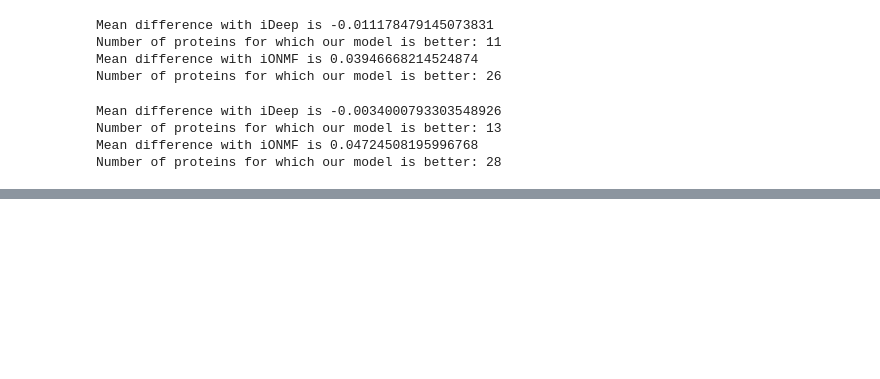
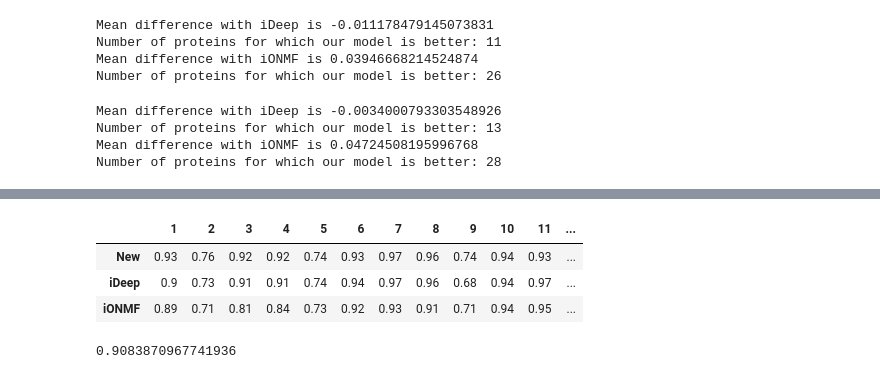
Before and after one commit to AnzeLovse/mcBind, a Jupyter notebook: Results.ipynb, the cells around one changed output, grey strips where cells are left out. Saved outputs shown, nothing was run; the diff lists cells and outputs as text; code cells hidden in the pictures; blank space fills up the shorter version.

```diff
--- a/Results.ipynb
+++ b/Results.ipynb
@@ -125,0 +529,40 @@ Number of proteins for which our model is better: 28
+# %%
+import pandas as pd
+import numpy as np
+
+def highlight_max(s):
+    '''
+    Marks the series in bold.
+    '''
+    is_max = s == s.max()
+    return ['font-weight:bold' if v else '' for v in is_max]
+
+
+architecture = [0.9311219679978245, 0.7638349588583528, 0.9203322176713394, 0.917850068426026, 0.7360635808247241, 0.9333226372529773, 0.971487382282513, 0.964425281295638, 0.7434087336484962, 0.9364091492073839, 0.9297364477795768, 0.950879211156086, 0.9321938611235433, 0.9840665620900146, 0.9453494703843838, 0.9389876880376159, 0.9635828869926693, 0.8074946795130048, 0.7783207337762404, 0.8009098389384659, 0.9705215513432643, 0.8525051574441889, 0.9787078706552652, 0.9648610513847418, 0.907699318890956, 0.9782219709770068, 0.8950307499905439, 0.9390171415296719, 0.9401595269360865, 0.9385509195803821, 0.9305776052368419]
+iDeep = [0.90,0.73,0.91,0.91,0.74,0.94,0.97,0.96,0.68,0.94,0.97,0.95,0.92,0.97,0.95,0.93,0.97,0.82,0.82,0.79,0.97,0.87,0.98,0.95,0.92,0.97,0.89,0.94,0.92,0.95,0.92]
+iONMF = [0.89,0.71,0.81,0.84,0.73,0.92,0.93,0.91,0.71,0.94,0.95,0.87,0.81,0.96,0.93,0.95,0.97,0.74,0.66,0.69,0.96,0.81,0.93,0.84,0.85,0.91,0.84,0.93,0.87,0.82,0.80]
+
+
+architecture = np.round(architecture,decimals =2)
+
+
+protein_list = ["1_PARCLIP_AGO1234_hg19", "2_PARCLIP_AGO2MNASE_hg19","3_HITSCLIP_Ago2_binding_clusters","4_HITSCLIP_Ago2_binding_clusters_2","5_CLIPSEQ_AGO2_hg19", "6_CLIP-seq-eIF4AIII_1","7_CLIP-seq-eIF4AIII_2","8_PARCLIP_ELAVL1_hg19","9_PARCLIP_ELAVL1MNASE_hg19", "10_PARCLIP_ELAVL1A_hg19", "10_PARCLIP_ELAVL1A_hg19", "12_PARCLIP_EWSR1_hg19", "13_PARCLIP_FUS_hg19", "14_PARCLIP_FUS_mut_hg19", "15_PARCLIP_IGF2BP123_hg19", "16_ICLIP_hnRNPC_Hela_iCLIP_all_clusters", "17_ICLIP_HNRNPC_hg19", "18_ICLIP_hnRNPL_Hela_group_3975_all-hnRNPL-Hela-hg19_sum_G_hg19--ensembl59_from_2337-2339-741_bedGraph-cDNA-hits-in-genome", "19_ICLIP_hnRNPL_U266_group_3986_all-hnRNPL-U266-hg19_sum_G_hg19--ensembl59_from_2485_bedGraph-cDNA-hits-in-genome", "20_ICLIP_hnRNPlike_U266_group_4000_all-hnRNPLlike-U266-hg19_sum_G_hg19--ensembl59_from_2342-2486_bedGraph-cDNA-hits-in-genome", "21_PARCLIP_MOV10_Sievers_hg19", "22_ICLIP_NSUN2_293_group_4007_all-NSUN2-293-hg19_sum_G_hg19--ensembl59_from_3137-3202_bedGraph-cDNA-hits-in-genome", "23_PARCLIP_PUM2_hg19", "24_PARCLIP_QKI_hg19", "25_CLIPSEQ_SFRS1_hg19","26_PARCLIP_TAF15_hg19", "27_ICLIP_TDP43_hg19", "28_ICLIP_TIA1_hg19", "29_ICLIP_TIAL1_hg19", "30_ICLIP_U2AF65_Hela_iCLIP_ctrl_all_clusters", "31_ICLIP_U2AF65_Hela_iCLIP_ctrl+kd_all_clusters"]
+protein_list = np.arange(1,32,1)
+
+
+table_data = {'New':architecture,'iDeep': iDeep,'iONMF':iONMF}
+
+table = pd.DataFrame(table_data, index = protein_list)
+table = table.T
+
+
+table.style.apply(highlight_max)
+# %% [output]
+|  | 1 | 2 | 3 | 4 | 5 | 6 | 7 | 8 | 9 | 10 | 11 | ... |
+| New | 0.93 | 0.76 | 0.92 | 0.92 | 0.74 | 0.93 | 0.97 | 0.96 | 0.74 | 0.94 | 0.93 | ... |
+| iDeep | 0.9 | 0.73 | 0.91 | 0.91 | 0.74 | 0.94 | 0.97 | 0.96 | 0.68 | 0.94 | 0.97 | ... |
+| iONMF | 0.89 | 0.71 | 0.81 | 0.84 | 0.73 | 0.92 | 0.93 | 0.91 | 0.71 | 0.94 | 0.95 | ... |
+# %%
+np.mean(architecture)
+# %% [output]
+0.9083870967741936
```
Also changed, not shown: parts of 12 cells of this notebook, 1 other file.
